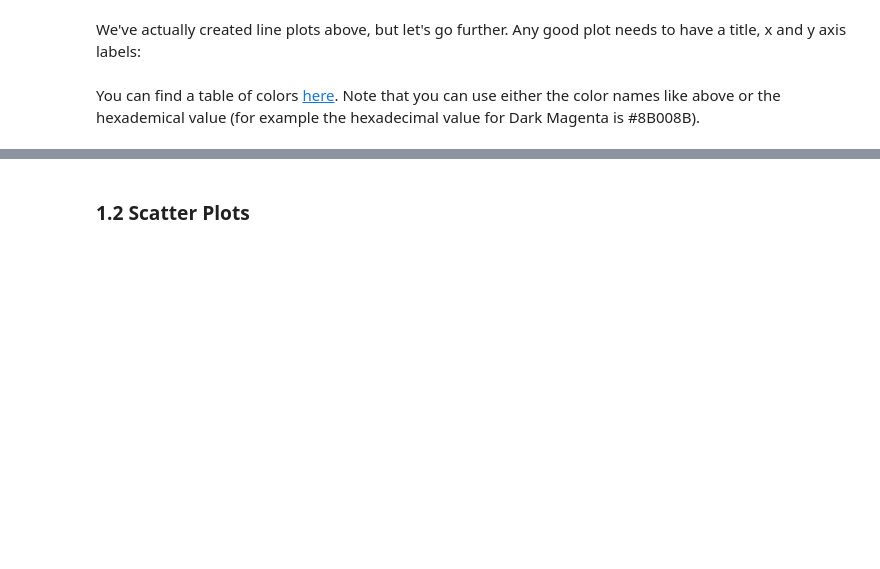
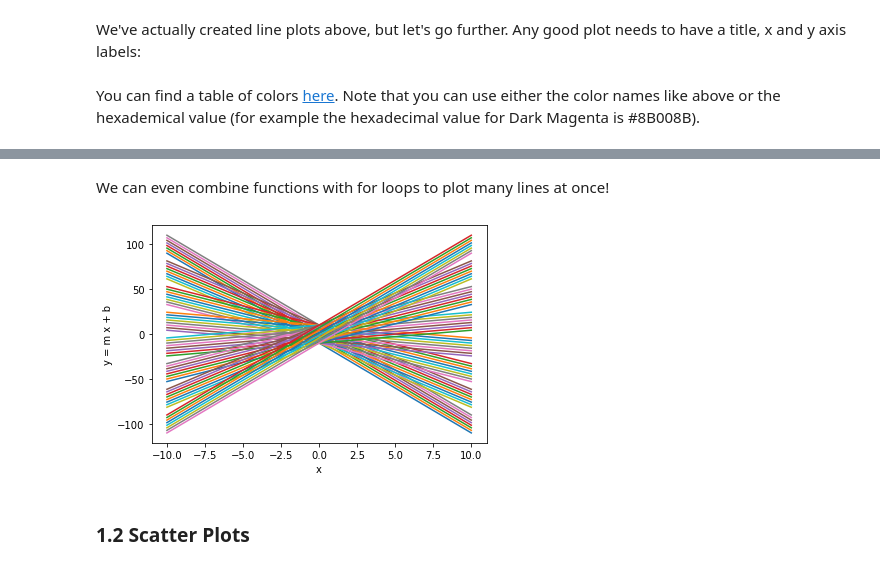
Before and after one commit to LBNLnext/EinR-Coding-Bootcamp, a Jupyter notebook: notebooks/04_data-visualization.ipynb, the cells around one changed output, grey strips where cells are left out. Drawn from its saved outputs; the diff is of its cells as text; code cells hidden in the pictures; blank space fills up the shorter version.

```diff
--- a/notebooks/04_data-visualization.ipynb
+++ b/notebooks/04_data-visualization.ipynb
@@ -100,3 +139,24 @@ You can find a table of colors [here](https://www.w3schools.com/colors/colors_na
+# %% [markdown]
+We can even combine functions with for loops to plot many lines at once!
+# %%
+# EXAMPLE
+
+def line(x, m, b):
+    return m * x + b
+
+x = np.linspace(-10,10,200)
+
+for m in np.linspace(-10,10,8):
+    for b in np.linspace(-10,10,8):
+        plt.plot(x, line(x,m,b))
+
+# Set the y limit if you want the plot to have the same scale along x and y
+#plt.ylim(-10,10) # Try commenting in and out this line and see what happens
+
+plt.xlabel('x')
+plt.ylabel('y = m x + b');
+# %% [output]
+[figure, added]
 # %% [markdown]
 ### 1.2 Scatter Plots <a id='subsection2'></a>
 # %% [markdown]
```
Also changed, not shown: parts of 6 cells of this notebook, 4 other files.
